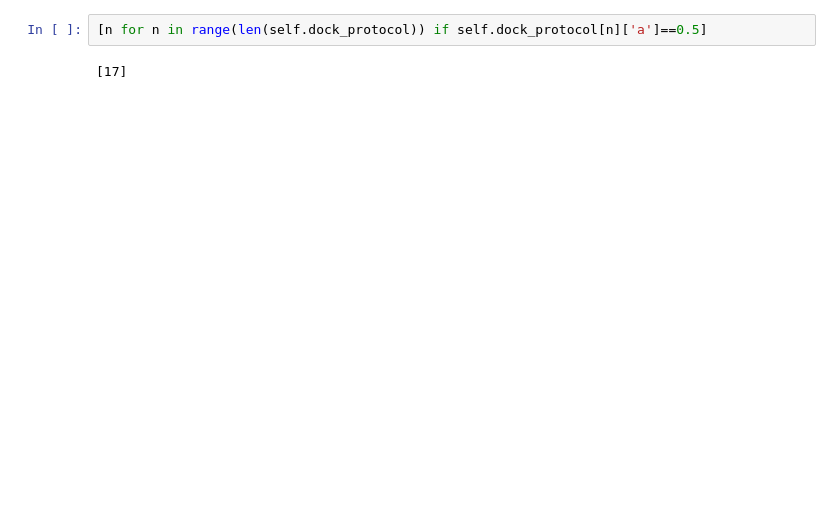
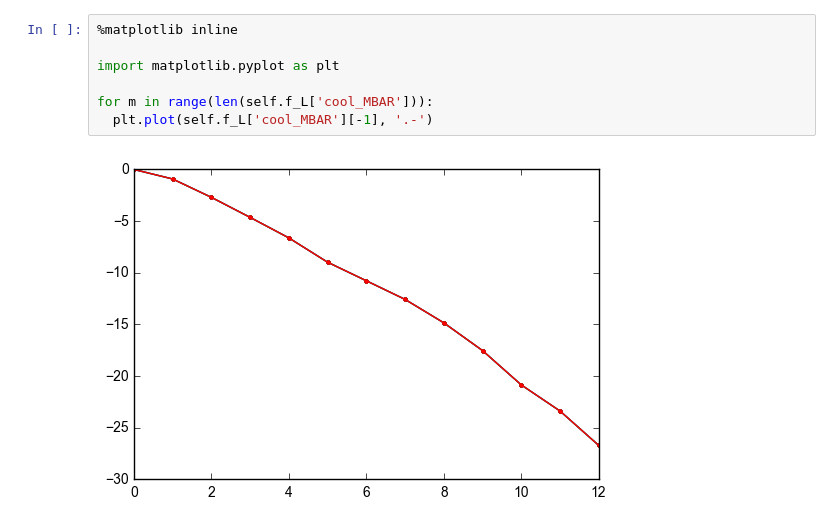
Before and after one commit to CCBatIIT/AlGDock, a Jupyter notebook: Example/test_python.ipynb, the cells around one changed output. Drawn from its saved outputs; the diff is of its cells as text; blank space fills up the shorter version.

```diff
--- a/Example/test_python.ipynb
+++ b/Example/test_python.ipynb
@@ -59,10 +60,15 @@ using random number seed of -1
   receptor_NAMD_OBC: array([[     0.      ,      0.      ,      0.      ,      0.      ,
         -56747.052264,      0.      ,      0.      , -56747.052264]])
   delta_t_CD: 4.0
-# %%
-[n for n in range(len(self.dock_protocol)) if self.dock_protocol[n]['a']==0.5]
-# %% [output]
-[17]
+# %%
+%matplotlib inline
+
+import matplotlib.pyplot as plt
+
+for m in range(len(self.f_L['cool_MBAR'])):
+  plt.plot(self.f_L['cool_MBAR'][-1], '.-')
+# %% [output]
+[figure, added]
 # %%
 %matplotlib inline
 import matplotlib.pyplot as plt
```
Also changed, not shown: parts of 6 cells of this notebook, 3 other files.
